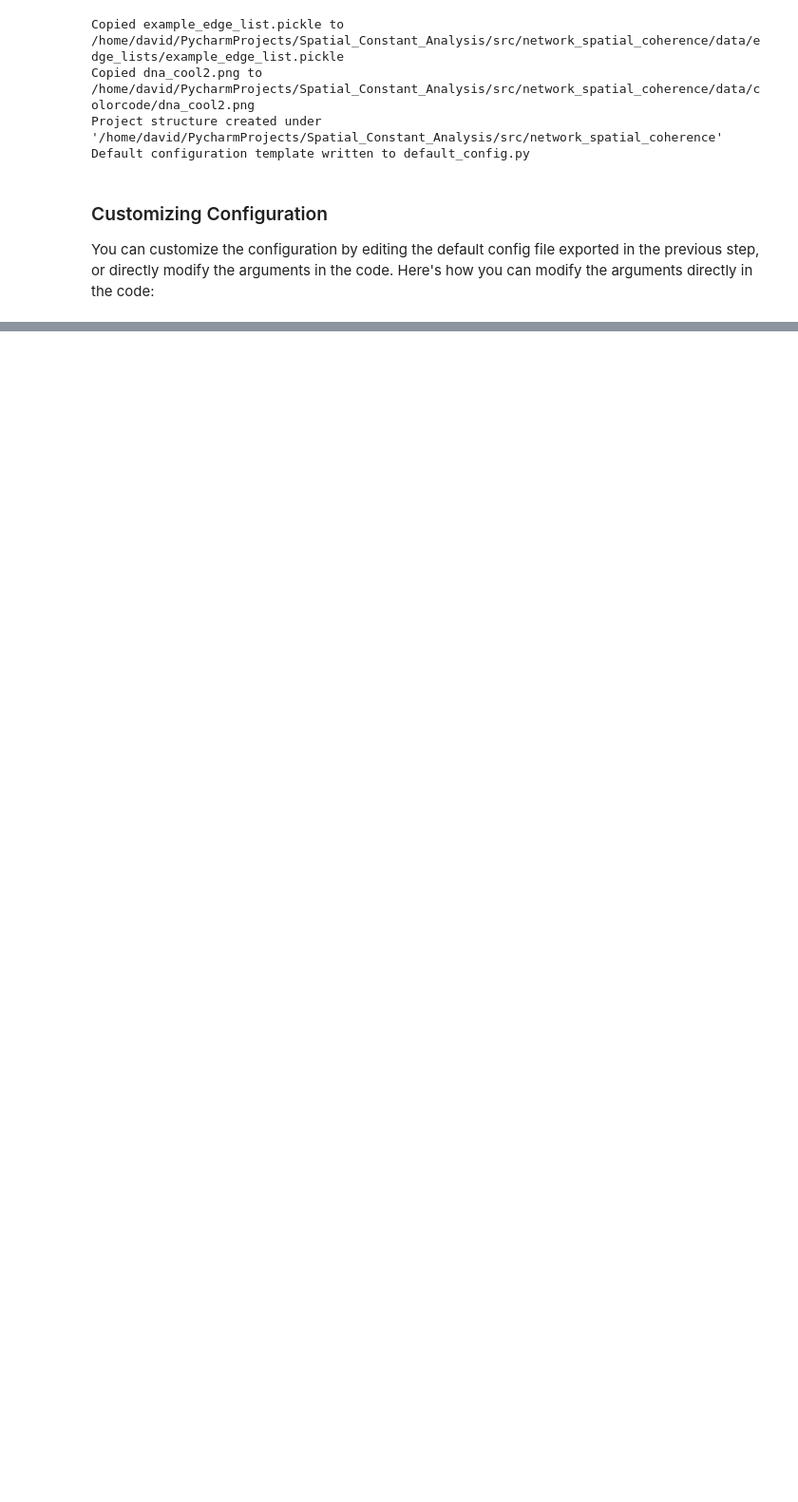
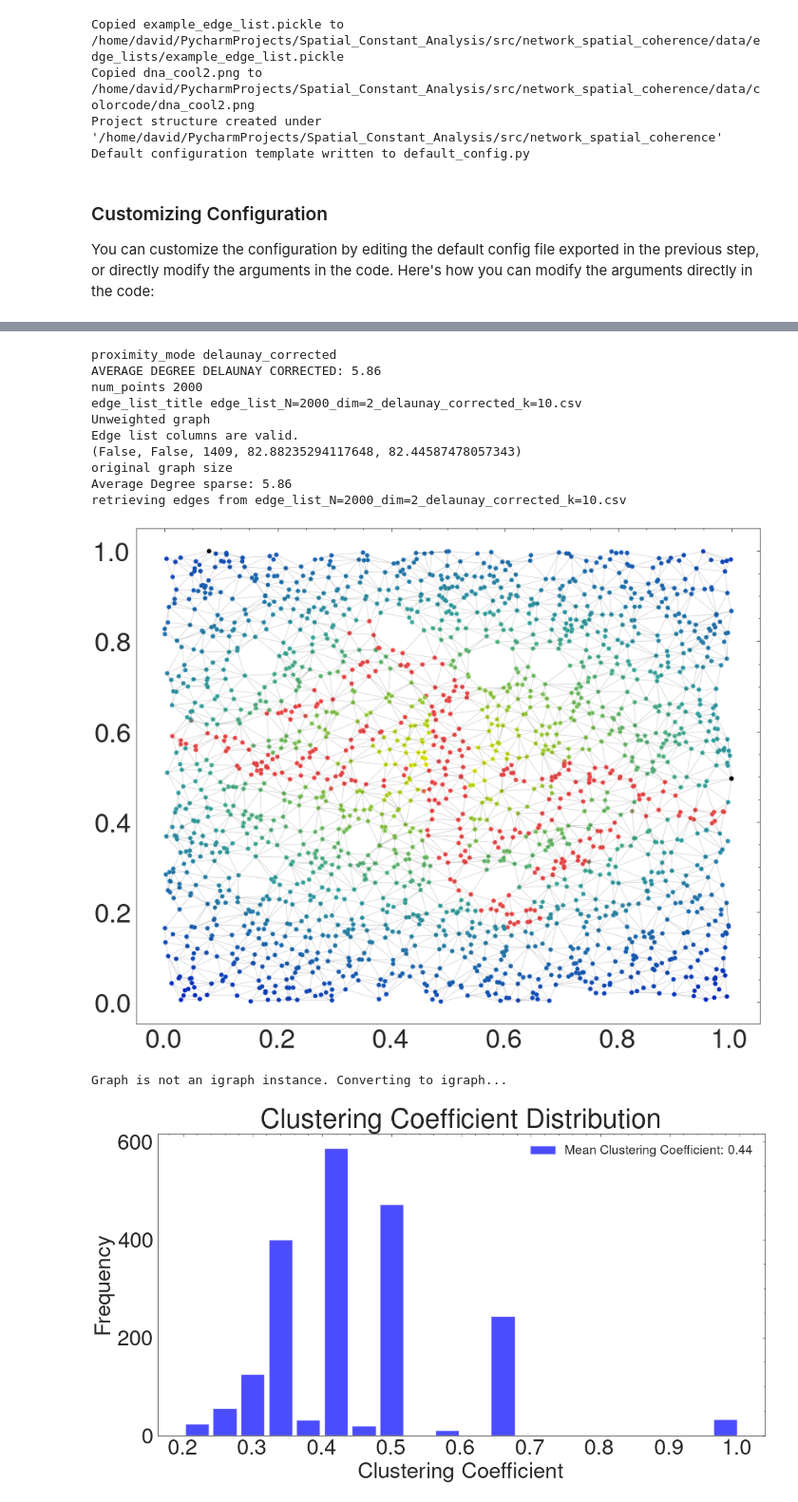
Before and after one commit to DavidFernandezBonet/Spatial_Constant_Analysis, a Jupyter notebook: network_spatial_coherence/network_spatial_coherence_tutorial.ipynb, the cells around one changed output, grey strips where cells are left out. Shown at 95% size. Drawn from its saved outputs; the diff is of its cells as text; code cells hidden in the pictures; blank space fills up the shorter version.

```diff
--- a/network_spatial_coherence/network_spatial_coherence_tutorial.ipynb
+++ b/network_spatial_coherence/network_spatial_coherence_tutorial.ipynb
@@ -71,18 +71,8 @@ args.show_plots = True
 args.plot_graph_properties = True
 args.colorfile = 'dna_cool2.png'
 args.proximity_mode = 'delaunay_corrected'
-args.num_points = 1000
-args.spatial_coherence_validation['network_dimension'] = True
-
-   # TODO: solve how it is updated, solve random plots popping up, solve graph with false edges after running spatial constant
-
-# Load and process the graph
-graph, args = nsc_pipeline.load_and_initialize_graph(args=args)
-
-
-# Run the pipeline and plot the results
-single_graph_args = nsc_pipeline.run_pipeline(graph, args)
-nsc_pipeline.plot_profiling_results(single_graph_args)
+args.num_points = 2000
+args.verbose = False
 # %% [output]
 Copied example_edge_list.pickle to /home/david/PycharmProjects/Spatial_Constant_Analysis/src/network_spatial_coherence/data/edge_lists/example_edge_list.pickle
 Copied dna_cool2.png to /home/david/PycharmProjects/Spatial_Constant_Analysis/src/network_spatial_coherence/data/colorcode/dna_cool2.png
@@ -137,0 +83,22 @@ PREDICTED DIMENSIONS [1.         1.52       1.72881356 1.68627451 1.8902439  1.7
+# %%
+# Load and process the graph
+graph, args = nsc_pipeline.load_and_initialize_graph(args=args)
+# Plot the original image and the network properties
+args.plot_original_image = True
+args.plot_graph_properties = True
+args.colorfile = 'dna_cool2.png'
+nsc_pipeline.plot_and_analyze_graph(graph, args)
+# %% [output]
+proximity_mode delaunay_corrected
+AVERAGE DEGREE DELAUNAY CORRECTED: 5.86
+num_points 2000
+edge_list_title edge_list_N=2000_dim=2_delaunay_corrected_k=10.csv
+Unweighted graph
+Edge list columns are valid.
+(False, False, 1409, 82.88235294117648, 82.44587478057343)
+original graph size
+Average Degree sparse: 5.86
+retrieving edges from edge_list_N=2000_dim=2_delaunay_corrected_k=10.csv
+[figure, added]
+Graph is not an igraph instance. Converting to igraph...
+[figure, added]
```
Also changed, not shown: parts of 15 cells of this notebook, 44 other files.
